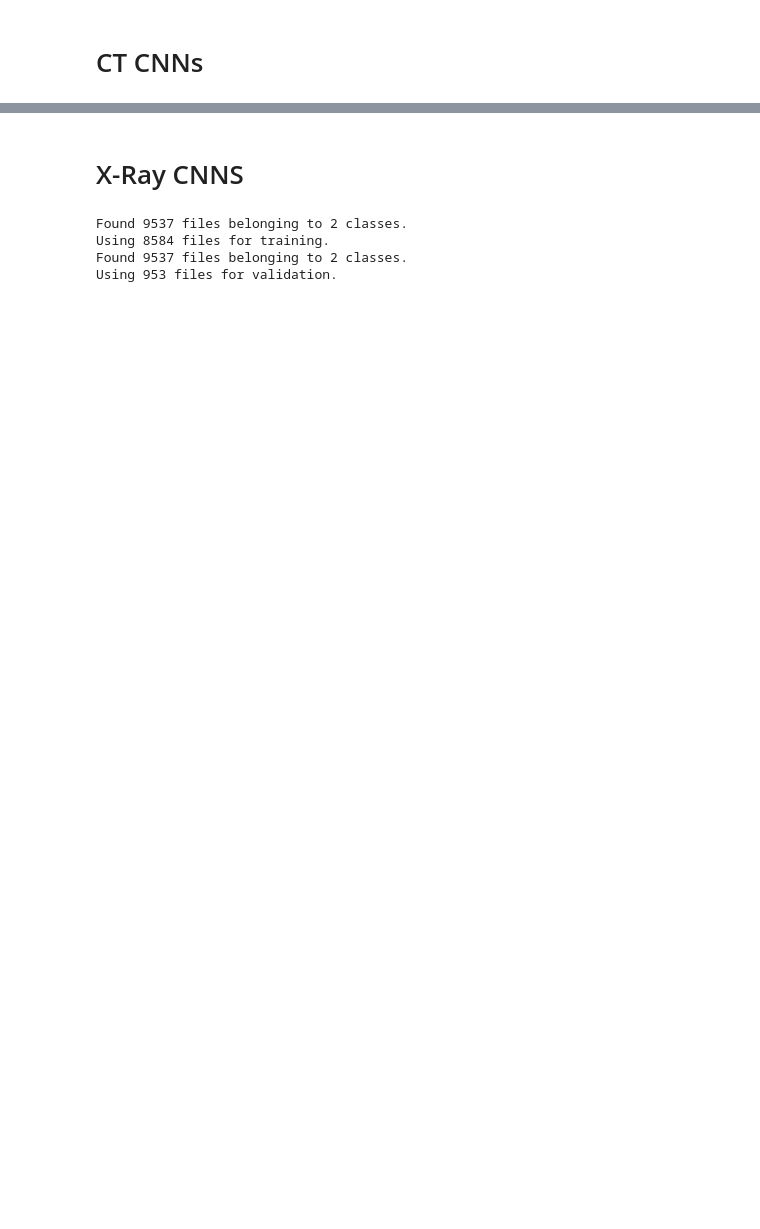
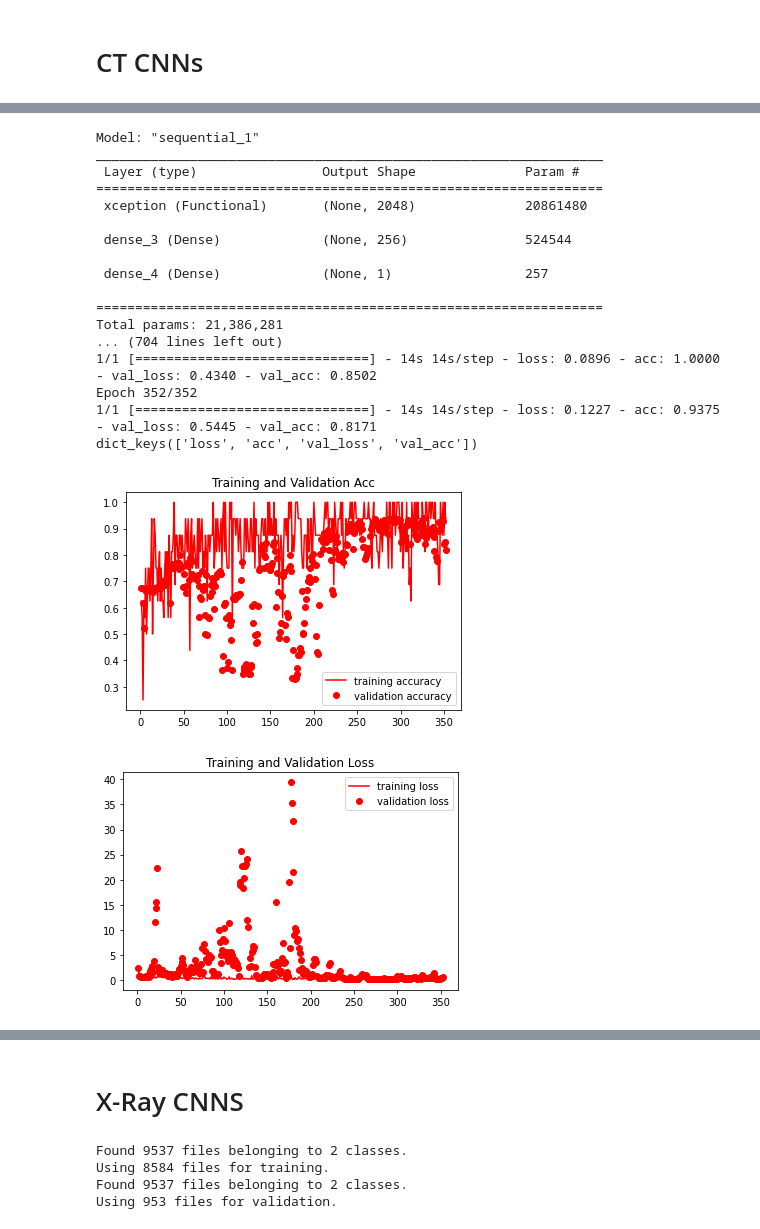
Before and after one commit to wiplash742000/Masters_Thesis_Automated_Detection_of_COVID_19_Using_GANs_and_CNNs, a Jupyter notebook: Jupyter Notebooks/CNNS/Extensive_COVID_19_CNN.ipynb, the cells around one changed output, grey strips where cells are left out. Drawn from its saved outputs; the diff is of its cells as text; code cells hidden in the pictures; blank space fills up the shorter version.

```diff
--- a/Jupyter Notebooks/CNNS/Extensive_COVID_19_CNN.ipynb
+++ b/Jupyter Notebooks/CNNS/Extensive_COVID_19_CNN.ipynb
@@ -208,0 +196,79 @@ dict_keys(['loss', 'acc', 'val_loss', 'val_acc'])
+# %%
+# code inspired by page 145 - 148 deep learning with python
+# and https://www.youtube.com/watch?v=JcU72smpLJk
+Xception_model = Sequential()
+model = tf.keras.applications.Xception(
+    include_top=False,
+    weights="imagenet",
+    input_shape=(256,256,3),
+    pooling='avg',
+    classes=2,
+    classifier_activation="sigmoid",
+)
+Xception_model.add(model)
+Xception_model.add(Dense(256,activation='relu'))
+Xception_model.add(Dense(1,activation='sigmoid'))
+epochs = 352
+
+callbacks = [
+    keras.callbacks.ModelCheckpoint("save_at_{epoch}.keras"),
+]
+Xception_model.compile(
+    optimizer=keras.optimizers.RMSprop(learning_rate=0.001,momentum=0.001),
+    loss="binary_crossentropy",
+    metrics=["acc"],
+)
+Xception_model.summary()
+history = Xception_model.fit(
+    train_ds,
+    epochs=epochs,
+    steps_per_epoch=1,
+    callbacks=callbacks,
+    validation_data=val_ds)
+Xception_model.save('content/gdrive/My Drive/CNN_Models_Baseline/xception_extensive_covid_Xray_model.h5')
+
+print(history.history.keys())
+
+accuracy = history.history['acc']
+val_accuracy = history.history['val_acc']
+train_loss = history.history['loss']
+val_loss = history.history['val_loss']
+
+epochs = range(1, len(accuracy) + 1)
+accuracy = history.history['acc']
+val_accuracy = history.history['val_acc']
+train_loss = history.history['loss']
+val_loss = history.history['val_loss']
+epochs = range(1, len(accuracy) + 1)
+
+plt.plot(epochs, accuracy,'r',label = 'training accuracy')
+plt.plot(epochs, val_accuracy,'ro',label = 'validation accuracy')
+plt.title('Training and Validation Acc')
+plt.legend()
+plt.show()
+
+plt.plot(epochs, train_loss,'r',label = 'training loss')
+plt.plot(epochs, val_loss,'ro',label = 'validation loss')
+plt.title('Training and Validation Loss')
+plt.legend()
+plt.show()
+# %% [output]
+Model: "sequential_1"
+_________________________________________________________________
+ Layer (type)                Output Shape              Param #
+=================================================================
+ xception (Functional)       (None, 2048)              20861480
+
+ dense_3 (Dense)             (None, 256)               524544
+
+ dense_4 (Dense)             (None, 1)                 257
+
+=================================================================
+Total params: 21,386,281
+... (704 lines left out)
+1/1 [==============================] - 14s 14s/step - loss: 0.0896 - acc: 1.0000 - val_loss: 0.4340 - val_acc: 0.8502
+Epoch 352/352
+1/1 [==============================] - 14s 14s/step - loss: 0.1227 - acc: 0.9375 - val_loss: 0.5445 - val_acc: 0.8171
+dict_keys(['loss', 'acc', 'val_loss', 'val_acc'])
+[figure, added]
+[figure, added]
```
Also changed, not shown: parts of 12 cells of this notebook, 1 other file.
